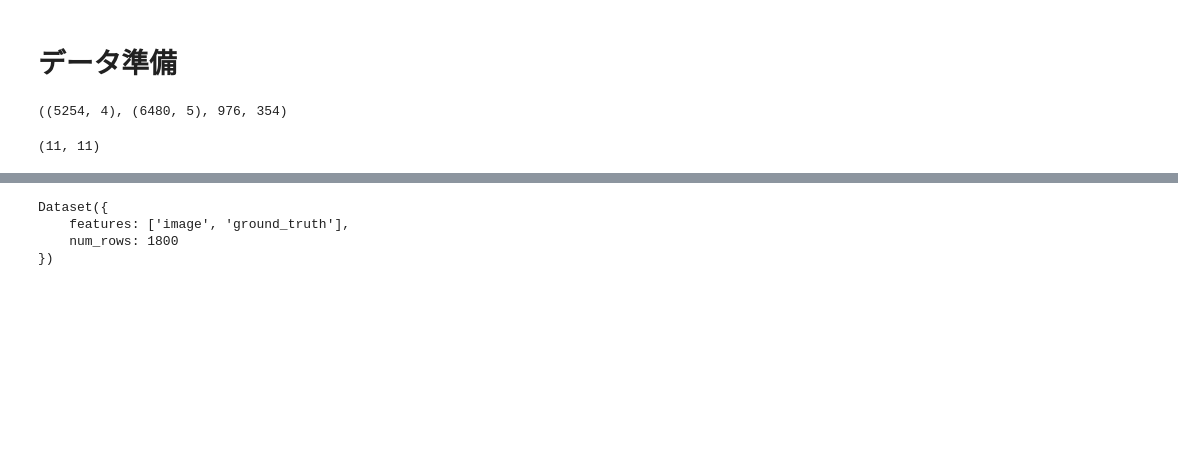
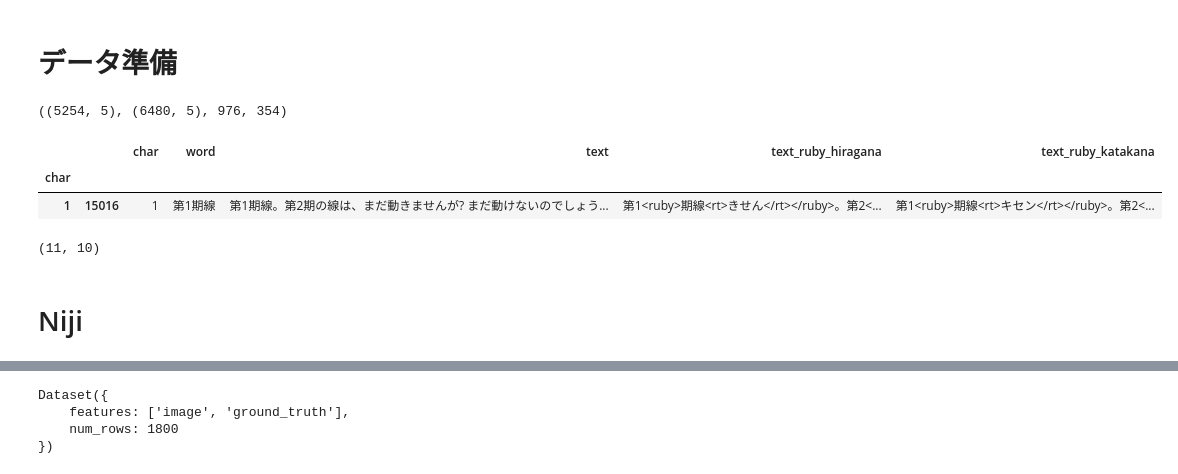
Before and after one commit to oshizo/VisualNovelVDUDataGenerator, a Jupyter notebook: batch_example.ipynb, the cells around one changed output, grey strips where cells are left out. Drawn from its saved outputs; the diff is of its cells as text; code cells hidden in the pictures; blank space fills up the shorter version.

```diff
--- a/batch_example.ipynb
+++ b/batch_example.ipynb
@@ -10,19 +14,30 @@ from pathlib import Path
 import pandas as pd
 
 all_messages = pd.read_csv("texts/messages.csv")
-# messages = all_messages.groupby("char").first()  # train
-messages = all_messages.groupby("char").first()  # validation
+def iloc2(group):
+    return group.head(2).tail(1)
+
+messages = all_messages.groupby("char").apply(iloc2)  # train
+# messages = all_messages.groupby("char").first()  # validation
 names = pd.read_csv("texts/names.csv")
 
 bgimage_paths = list(Path("bgimages").rglob(pattern="*.png"))
 fgimage_paths = list(Path("fgimages").rglob(pattern="*.png"))
 messages.shape, names.shape, len(bgimage_paths), len(fgimage_paths)
 # %% [output]
-((5254, 4), (6480, 5), 976, 354)
+((5254, 5), (6480, 5), 976, 354)
+# %%
+messages.head(1)
+# %% [output]
+|  |  | char | word | text | text_ruby_hiragana | text_ruby_katakana |
+| char |  |  |  |  |  |  |
+| 1 | 15016 | 1 | 第1期線 | 第1期線。第2期の線は、まだ動きませんが? まだ動けないのでしょう... | 第1<ruby>期線<rt>きせん</rt></ruby>。第2<... | 第1<ruby>期線<rt>キセン</rt></ruby>。第2<... |
 # %%
 import glob
 message_fonts = glob.glob("fonts/fonts_message/*")
-ruby_fonts = glob.glob("fonts/fonts_message/*")
+ruby_fonts = glob.glob("fonts/fonts_ruby/*")
 len(message_fonts), len(ruby_fonts)
 # %% [output]
-(11, 11)
+(11, 10)
+# %% [markdown]
+# Niji
```
Also changed, not shown: parts of 12 cells of this notebook, 5 other files.
